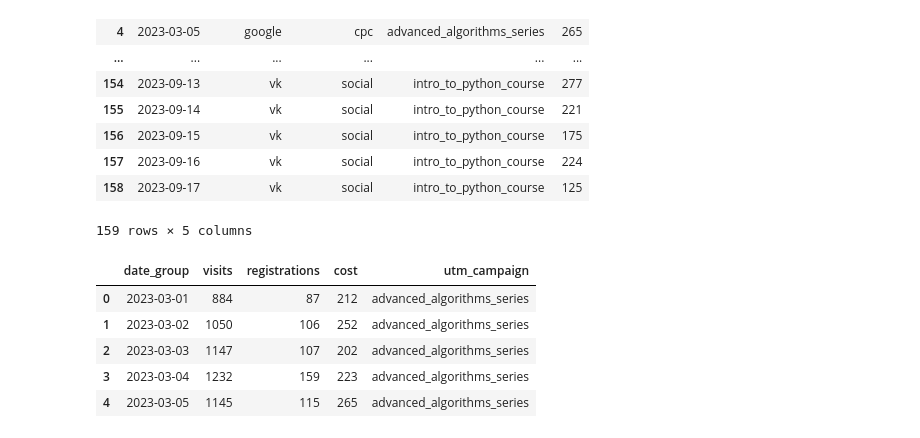
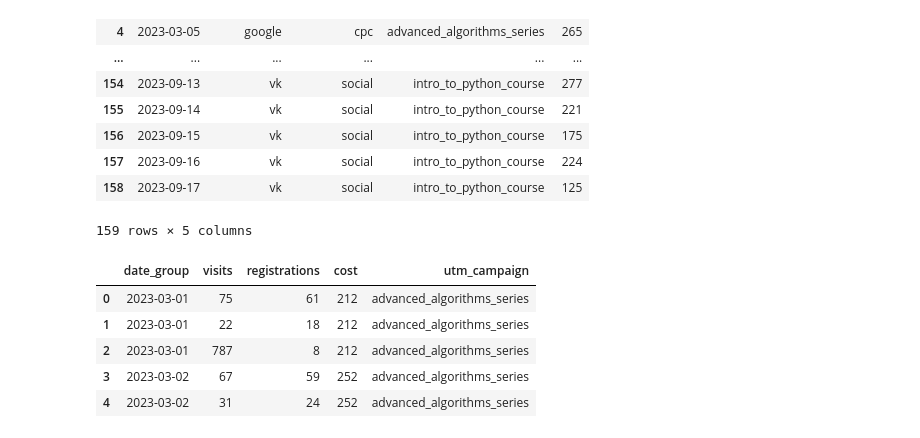
Before and after one commit to nic11371/python-for-data-analysts-project-100, a Jupyter notebook: charts_project.ipynb, the cells around one changed output. Drawn from its saved outputs; the diff is of its cells as text; code cells hidden in the pictures.

```diff
--- a/charts_project.ipynb
+++ b/charts_project.ipynb
@@ -164,21 +164,21 @@ group_ads.head()
 ## Группируем рекламу по дате и объединяем с конверсией
 # %%
 conversion_ads = pd.merge(
-    grouped_conversion, ads, left_on='date_group', right_on='date'
+    conversion, ads, left_on='date_group', right_on='date'
 )
 conversion_ads = conversion_ads.fillna({'utm_campaign': 'none', 'cost': 0})
 conversion_ads.sort_values(by='date_group', inplace=True)
 conversion_ads.head()
 conversion_ads = conversion_ads[['date_group', 'visits', 'registrations', 'cost', 'utm_campaign']]
 conversion.to_json('./ads.json')
 conversion_ads.head()
 # %% [output]
 |  | date_group | visits | registrations | cost | utm_campaign |
-| 0 | 2023-03-01 | 884 | 87 | 212 | advanced_algorithms_series |
-| 1 | 2023-03-02 | 1050 | 106 | 252 | advanced_algorithms_series |
-| 2 | 2023-03-03 | 1147 | 107 | 202 | advanced_algorithms_series |
-| 3 | 2023-03-04 | 1232 | 159 | 223 | advanced_algorithms_series |
-| 4 | 2023-03-05 | 1145 | 115 | 265 | advanced_algorithms_series |
+| 0 | 2023-03-01 | 75 | 61 | 212 | advanced_algorithms_series |
+| 1 | 2023-03-01 | 22 | 18 | 212 | advanced_algorithms_series |
+| 2 | 2023-03-01 | 787 | 8 | 212 | advanced_algorithms_series |
+| 3 | 2023-03-02 | 67 | 59 | 252 | advanced_algorithms_series |
+| 4 | 2023-03-02 | 31 | 24 | 252 | advanced_algorithms_series |
 # %%
 ## Визуализируем данные на графиках с помощью matplotlib.pyplot, seaborn, plotly
 # %%
```
Also changed, not shown: parts of 1 cell of this notebook.
